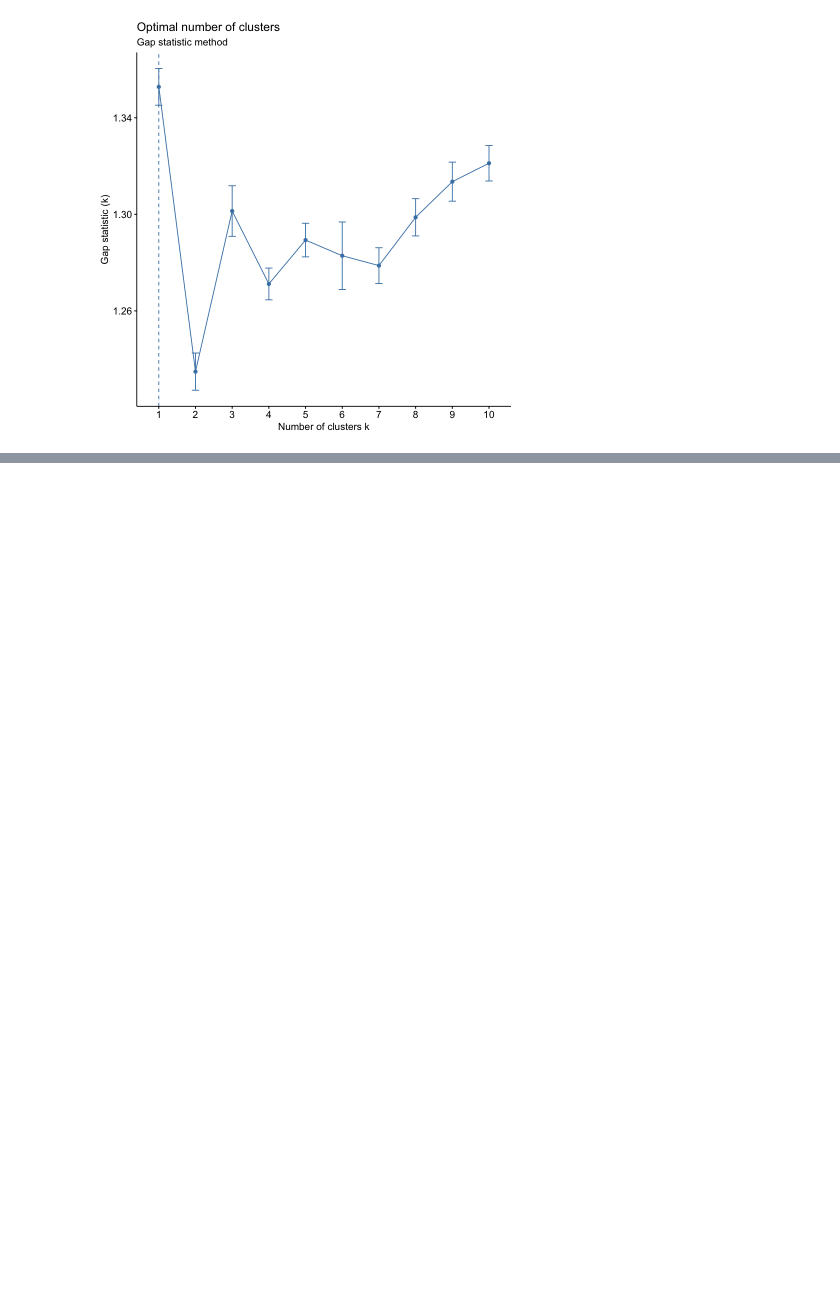
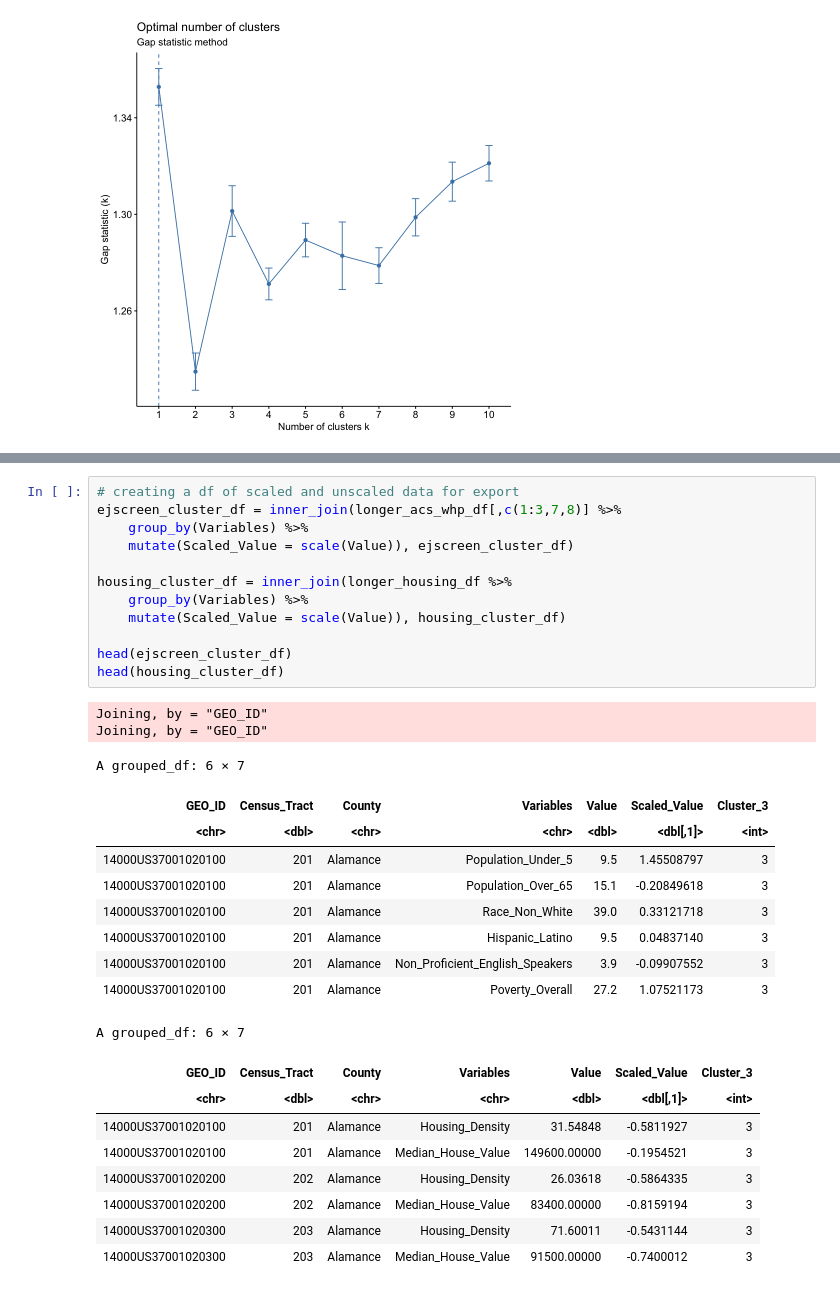
Before and after one commit to UNC-CEMALB/ENVIROSCAN, a Jupyter notebook: 3. Sociodemographic & Housing Clustering/Sociodemographic & Housing Clustering.ipynb, the cells around one changed output, grey strips where cells are left out. Cells and saved outputs as stored; diff of their text form; blank space fills up the shorter version.

```diff
--- a/3. Sociodemographic & Housing Clustering/Sociodemographic & Housing Clustering.ipynb
+++ b/3. Sociodemographic & Housing Clustering/Sociodemographic & Housing Clustering.ipynb
@@ -217 +203,34 @@ A data.frame: 6 × 3
+# %%
+# creating a df of scaled and unscaled data for export
+ejscreen_cluster_df = inner_join(longer_acs_whp_df[,c(1:3,7,8)] %>%
+    group_by(Variables) %>%
+    mutate(Scaled_Value = scale(Value)), ejscreen_cluster_df)
+
+housing_cluster_df = inner_join(longer_housing_df %>%
+    group_by(Variables) %>%
+    mutate(Scaled_Value = scale(Value)), housing_cluster_df)
+
+head(ejscreen_cluster_df)
+head(housing_cluster_df)
+# %% [output]
+Joining, by = "GEO_ID"
+Joining, by = "GEO_ID"
+A grouped_df: 6 × 7
+| GEO_ID | Census_Tract | County | Variables | Value | Scaled_Value | Cluster_3 |
+| <chr> | <dbl> | <chr> | <chr> | <dbl> | <dbl[,1]> | <int> |
+| 14000US37001020100 | 201 | Alamance | Population_Under_5 | 9.5 | 1.45508797 | 3 |
+| 14000US37001020100 | 201 | Alamance | Population_Over_65 | 15.1 | -0.20849618 | 3 |
+| 14000US37001020100 | 201 | Alamance | Race_Non_White | 39.0 | 0.33121718 | 3 |
+| 14000US37001020100 | 201 | Alamance | Hispanic_Latino | 9.5 | 0.04837140 | 3 |
+| 14000US37001020100 | 201 | Alamance | Non_Proficient_English_Speakers | 3.9 | -0.09907552 | 3 |
+| 14000US37001020100 | 201 | Alamance | Poverty_Overall | 27.2 | 1.07521173 | 3 |
+A grouped_df: 6 × 7
+| GEO_ID | Census_Tract | County | Variables | Value | Scaled_Value | Cluster_3 |
+| <chr> | <dbl> | <chr> | <chr> | <dbl> | <dbl[,1]> | <int> |
+| 14000US37001020100 | 201 | Alamance | Housing_Density | 31.54848 | -0.5811927 | 3 |
+| 14000US37001020100 | 201 | Alamance | Median_House_Value | 149600.00000 | -0.1954521 | 3 |
+| 14000US37001020200 | 202 | Alamance | Housing_Density | 26.03618 | -0.5864335 | 3 |
+| 14000US37001020200 | 202 | Alamance | Median_House_Value | 83400.00000 | -0.8159194 | 3 |
+| 14000US37001020300 | 203 | Alamance | Housing_Density | 71.60011 | -0.5431144 | 3 |
+| 14000US37001020300 | 203 | Alamance | Median_House_Value | 91500.00000 | -0.7400012 | 3 |
 # %%
```
Also changed, not shown: parts of 6 cells of this notebook.
